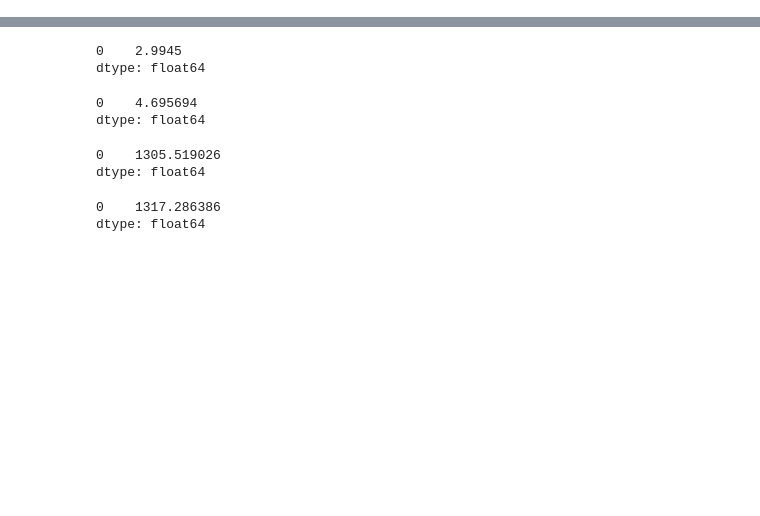
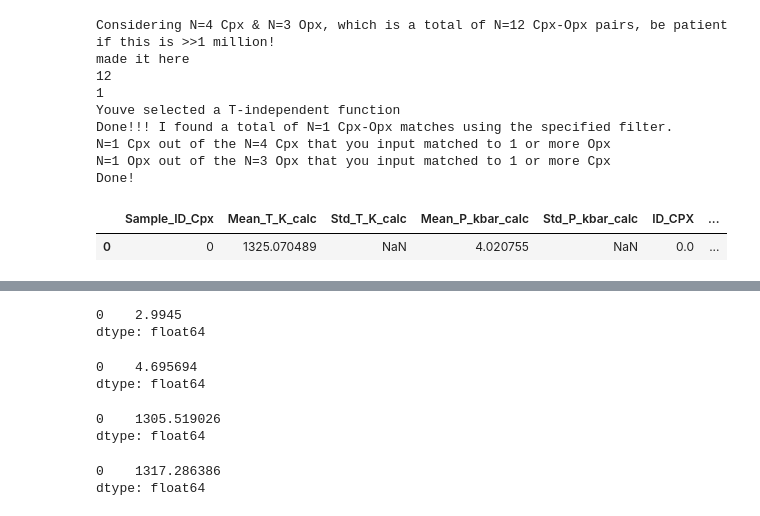
Before and after one commit to PennyWieser/Thermobar, a Jupyter notebook: Unit_tests/opx_cpx_test_values.ipynb, the cells around one changed output, grey strips where cells are left out. Drawn from its saved outputs; the diff is of its cells as text; code cells hidden in the pictures; blank space fills up the shorter version.

```diff
--- a/Unit_tests/opx_cpx_test_values.ipynb
+++ b/Unit_tests/opx_cpx_test_values.ipynb
@@ -30,3 +30,21 @@ OpxT=pd.DataFrame(data={"SiO2_Opx": 55,
                             "K2O_Opx": 0,
                             "Cr2O3_Opx": 0.19}, index=[0])
 decimalPlace=4
+# %%
+Cpx_Several=pd.concat([CpxT, CpxT+0.1, CpxT-0.1, CpxT-0.02])
+Opx_Several=pd.concat([OpxT, OpxT+0.2, OpxT-0.05])
+pt.calculate_cpx_opx_press_temp_matching(
+        cpx_comps=Cpx_Several, opx_comps=Opx_Several, equationT="T_Put2008_eq36",
+        equationP="P_Put2008_eq38", Kd_Match="Subsolidus").get("Av_PTs_perCPX")
+# %% [output]
+Considering N=4 Cpx & N=3 Opx, which is a total of N=12 Cpx-Opx pairs, be patient if this is >>1 million!
+made it here
+12
+1
+Youve selected a T-independent function
+Done!!! I found a total of N=1 Cpx-Opx matches using the specified filter.
+N=1 Cpx out of the N=4 Cpx that you input matched to 1 or more Opx
+N=1 Opx out of the N=3 Opx that you input matched to 1 or more Cpx
+Done!
+|  | Sample_ID_Cpx | Mean_T_K_calc | Std_T_K_calc | Mean_P_kbar_calc | Std_P_kbar_calc | ID_CPX | ... |
+| 0 | 0 | 1325.070489 | NaN | 4.020755 | NaN | 0.0 | ... |
```
Also changed, not shown: parts of 4 cells of this notebook, 1 other file.
